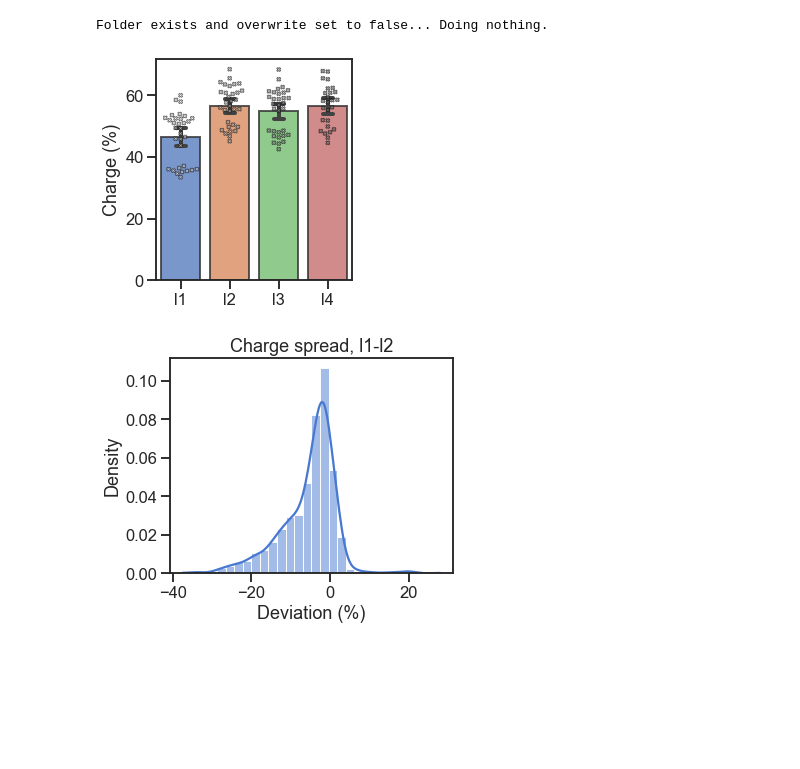
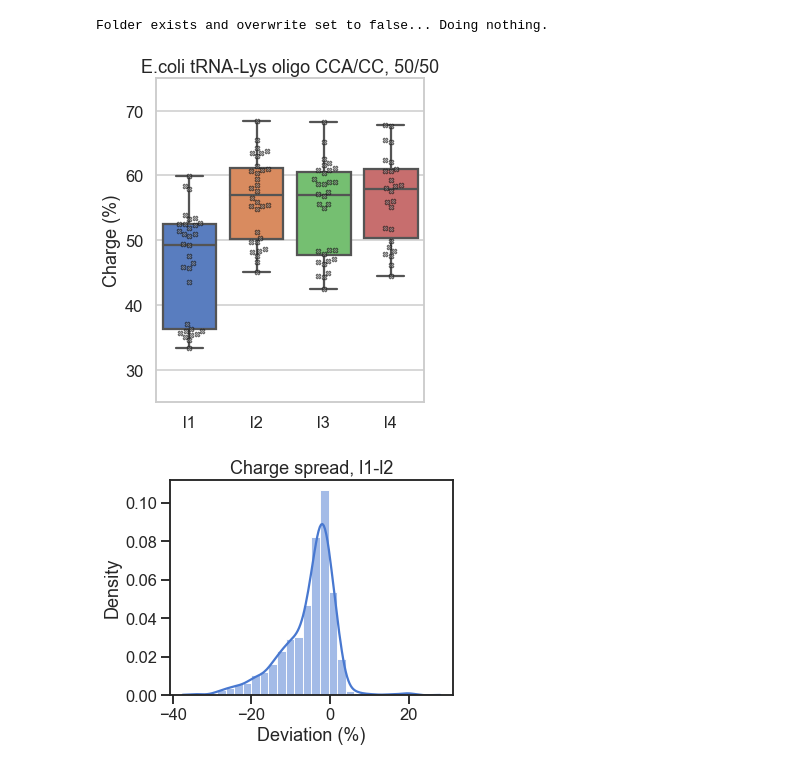
Before and after one commit to krdav/tRNA-charge-seq, a Jupyter notebook: projects/tRNAseq_first-gen/analysis_plotting.ipynb, the cells around one changed output. Cells and saved outputs as stored; diff of their text form; code cells hidden in the pictures; blank space fills up the shorter version.

```diff
--- a/projects/tRNAseq_first-gen/analysis_plotting.ipynb
+++ b/projects/tRNAseq_first-gen/analysis_plotting.ipynb
@@ -107,24 +107,25 @@ tr_df = tr_df.loc[mask, :].copy().reset_index(drop=True)
 Folder exists and overwrite set to false... Doing nothing.
 # %%
 # Plot the Ecoli control:
-fig, ax1 = plt.subplots(1, 1, figsize=(4, 4))
-mask = (tr_df['tRNA_anno_short'] == 'eColiLys-TTT-1-1')
-anno_order = natsorted(set(tr_df['barcode']))
+with sns.axes_style("whitegrid"):
+    fig, ax1 = plt.subplots(1, 1, figsize=(5, 5.7))
+    mask = (tr_df['tRNA_anno_short'] == 'eColiLys-TTT-1-1')
+    anno_order = natsorted(set(tr_df['barcode']))
 
-g1 = sns.barplot(ax=ax1, data=tr_df[mask], y='charge', x='barcode', \
-                 order=anno_order, capsize=0.2, edgecolor=".2", linewidth=2, alpha=0.8, \
-                 zorder=1)
-g1 = sns.swarmplot(ax=ax1, data=tr_df[mask], y='charge', x='barcode', \
-                   order=anno_order, \
-                   palette='light:grey', alpha=0.6, edgecolor='black', linewidth=0.8, \
-                   size=4, marker="X", legend=False, \
-                   zorder=2)
-
-g1.set(xlabel='', ylabel='Charge (%)')
-fig.tight_layout()
-fig.savefig('data/plotting/Ecoli-Lys-ctr_BCcomp.pdf', bbox_inches='tight')
+    g1 = sns.boxplot(ax=ax1, data=tr_df[mask], y='charge', x='barcode', \
+                     order=anno_order, fliersize=False, \
+                     zorder=1)
+    g1 = sns.swarmplot(ax=ax1, data=tr_df[mask], y='charge', x='barcode', \
+                       order=anno_order, \
+                       color='grey', alpha=0.6, edgecolor='black', linewidth=0.8, \
+                       size=5, marker="X", legend=False, \
+                       zorder=2)
+    g1.set(ylim=(25, 75))
+    g1.set(xlabel='', ylabel='Charge (%)', title='E.coli tRNA-Lys oligo CCA/CC, 50/50')
+    fig.tight_layout()
+    fig.savefig('data/plotting/Ecoli-Lys-ctr_BCcomp.pdf', bbox_inches='tight')
 # %% [output]
-[figure, old version]
+[figure, new version]
 # %%
 # Trim dataframe and select rows with unique annotation:
 mask = tr_df['unique_annotation']
```
Also changed, not shown: 5 other files.
